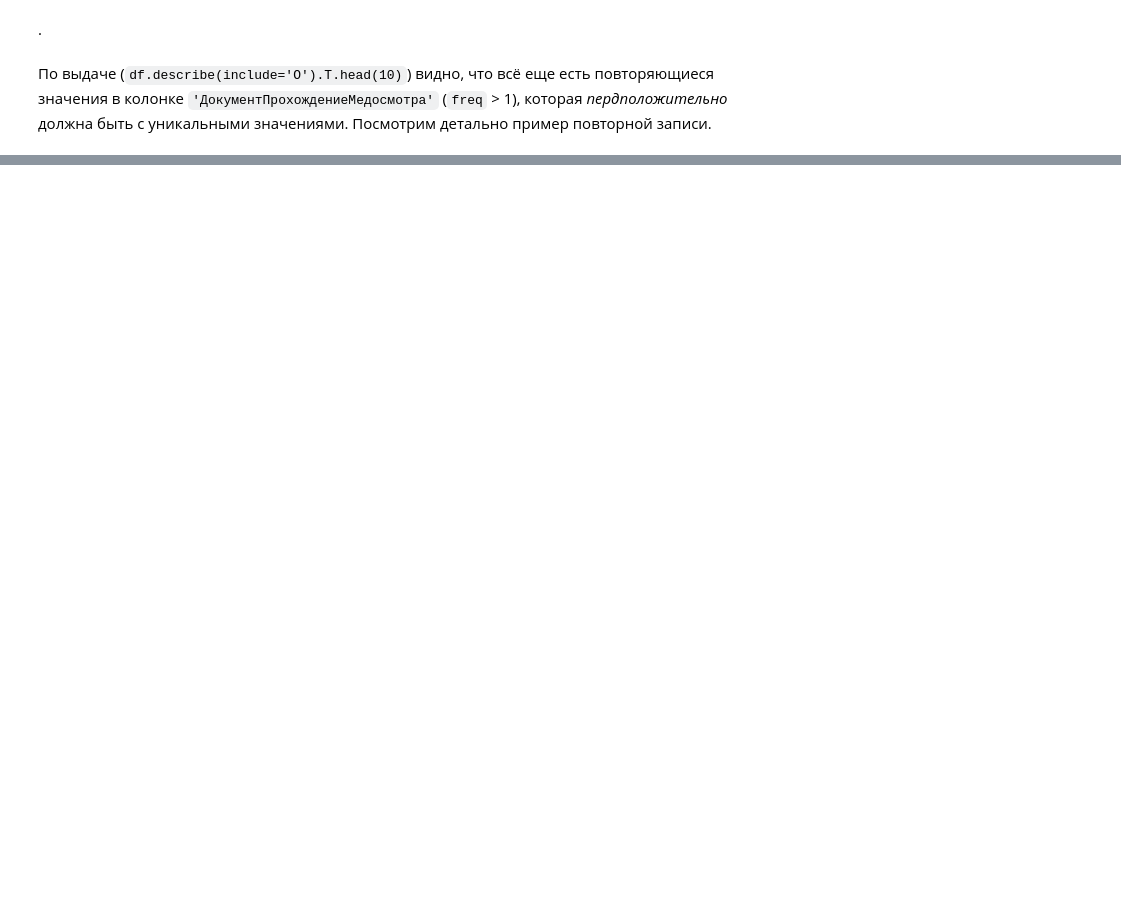
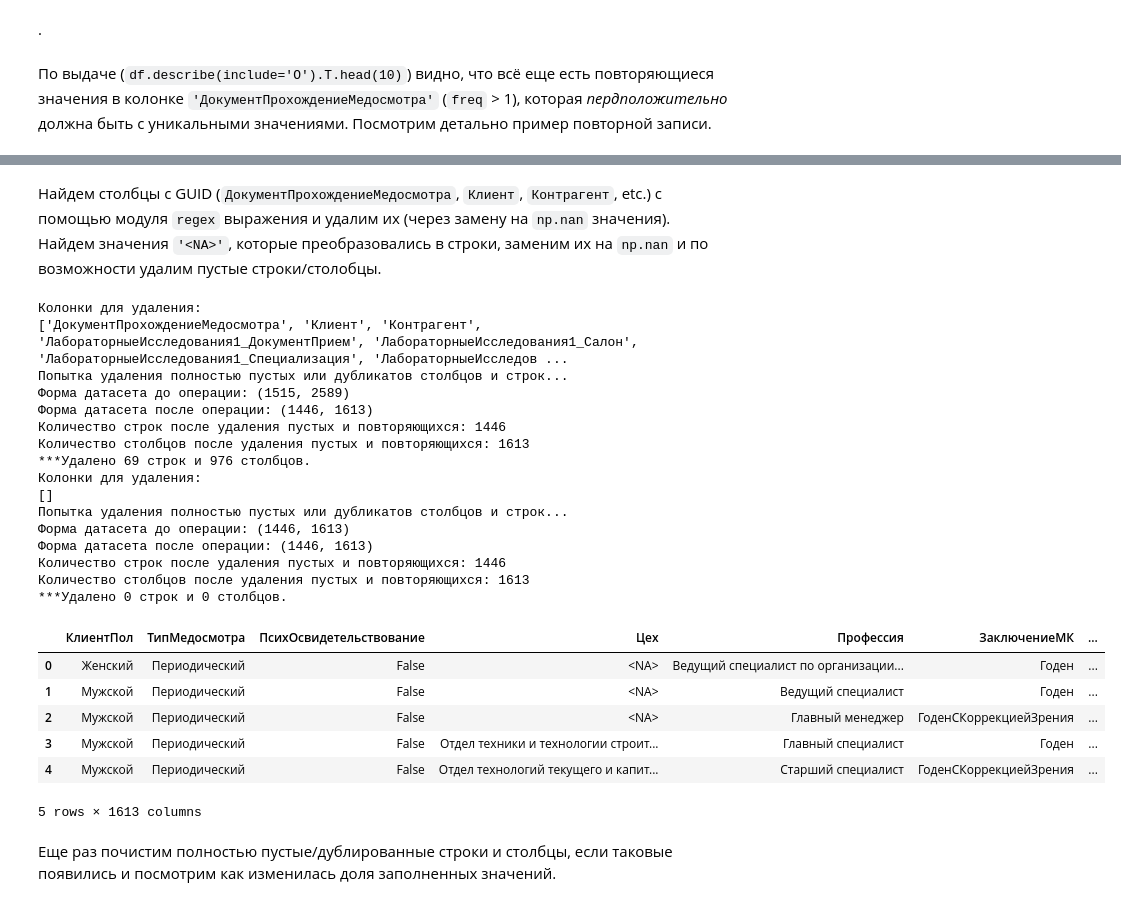
Before and after one commit to Untick/InspectrumClinic_RS_gr2, a Jupyter notebook: Yurkov Vladimir/Untitled0.ipynb, the cells around one changed output, grey strips where cells are left out. Drawn from its saved outputs; the diff is of its cells as text; code cells hidden in the pictures; blank space fills up the shorter version.

```diff
--- a/Yurkov Vladimir/Untitled0.ipynb
+++ b/Yurkov Vladimir/Untitled0.ipynb
@@ -115,0 +347,47 @@ print(f"Удалено {row_sum - df.shape[0]} строк")
+# %% [markdown]
+Найдем столбцы с GUID (`ДокументПрохождениеМедосмотра`, `Клиент`, `Контрагент`, etc.) с помощью модуля `regex` выражения и удалим их (через замену на `np.nan` значения).
+Найдем значения `'<NA>'`, которые преобразовались в строки, заменим их на `np.nan` и по возможности удалим пустые строки/столобцы.
+# %%
+# Функция для поиска столбцов с GUID и удаление их
+def is_GUID(df):
+    regex = "^[{]?[0-9a-fA-F]{8}" + "-([0-9a-fA-F]{4}-)" + "{3}[0-9a-fA-F]{12}[}]?$"
+    df = df.replace(to_replace=regex, value=np.nan, regex=True)
+    print(f"Колонки для удаления:\n{df.columns[df.isna().all()].tolist()}")
+    df = clean_clear(df)
+    return df
+
+def is_NA(df):
+    df = df.replace(to_replace='<NA>', value=np.nan, regex=True)
+    print(f"Колонки для удаления:\n{df.columns[df.isna().all()].tolist()}")
+    df = clean_clear(df)
+    return df
+
+df = is_GUID(df)
+df = is_NA(df)
+df.head()
+# %% [output]
+Колонки для удаления:
+['ДокументПрохождениеМедосмотра', 'Клиент', 'Контрагент', 'ЛабораторныеИсследования1_ДокументПрием', 'ЛабораторныеИсследования1_Салон', 'ЛабораторныеИсследования1_Специализация', 'ЛабораторныеИсследов ...
+Попытка удаления полностью пустых или дубликатов столбцов и строк...
+Форма датасета до операции: (1515, 2589)
+Форма датасета после операции: (1446, 1613)
+Количество строк после удаления пустых и повторяющихся: 1446
+Количество столбцов после удаления пустых и повторяющихся: 1613
+***Удалено 69 строк и 976 столбцов.
+Колонки для удаления:
+[]
+Попытка удаления полностью пустых или дубликатов столбцов и строк...
+Форма датасета до операции: (1446, 1613)
+Форма датасета после операции: (1446, 1613)
+Количество строк после удаления пустых и повторяющихся: 1446
+Количество столбцов после удаления пустых и повторяющихся: 1613
+***Удалено 0 строк и 0 столбцов.
+|  | КлиентПол | ТипМедосмотра | ПсихОсвидетельствование | Цех | Профессия | ЗаключениеМК | ... |
+| 0 | Женский | Периодический | False | <NA> | Ведущий специалист по организации... | Годен | ... |
+| 1 | Мужской | Периодический | False | <NA> | Ведущий специалист | Годен | ... |
+| 2 | Мужской | Периодический | False | <NA> | Главный менеджер | ГоденСКоррекциейЗрения | ... |
+| 3 | Мужской | Периодический | False | Отдел техники и технологии строит... | Главный специалист | Годен | ... |
+| 4 | Мужской | Периодический | False | Отдел технологий текущего и капит... | Старший специалист | ГоденСКоррекциейЗрения | ... |
+5 rows × 1613 columns
+# %% [markdown]
+Еще раз почистим полностью пустые/дублированные строки и столбцы, если таковые появились и посмотрим как изменилась доля заполненных значений.
```
Also changed, not shown: parts of 34 cells of this notebook.
